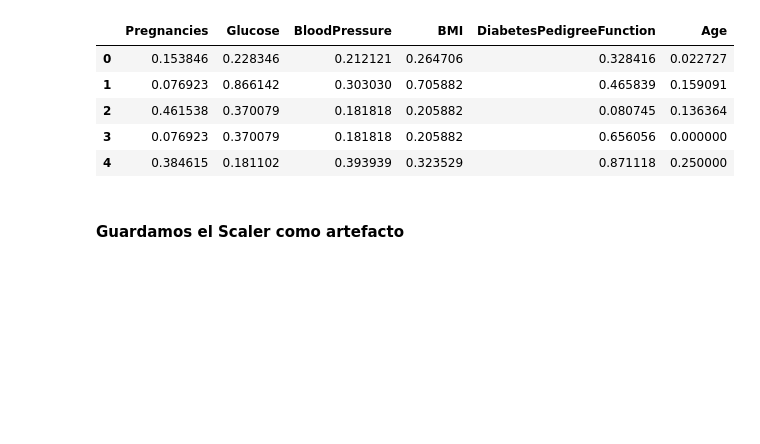
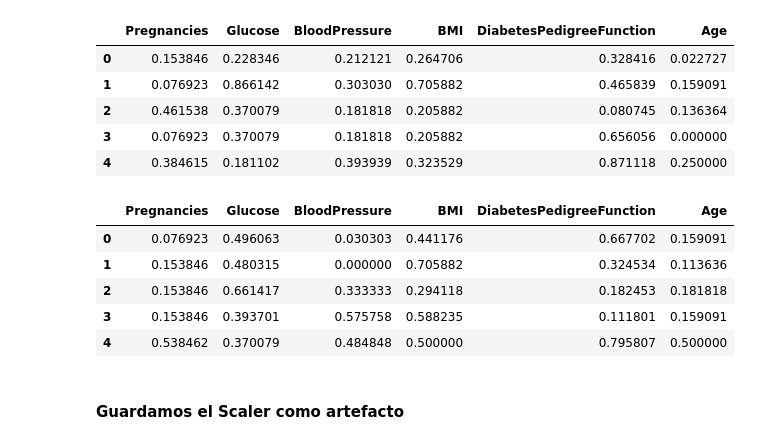
Before and after one commit to rwonganalytics/diabetes-classification-model, a Jupyter notebook: notebooks/4_create_models.ipynb, the cells around one changed output. Drawn from its saved outputs; the diff is of its cells as text; code cells hidden in the pictures; blank space fills up the shorter version.

```diff
--- a/notebooks/4_create_models.ipynb
+++ b/notebooks/4_create_models.ipynb
@@ -58,6 +58,16 @@ df_scaled.head()
 | 2 | 0.461538 | 0.370079 | 0.181818 | 0.205882 | 0.080745 | 0.136364 |
 | 3 | 0.076923 | 0.370079 | 0.181818 | 0.205882 | 0.656056 | 0.000000 |
 | 4 | 0.384615 | 0.181102 | 0.393939 | 0.323529 | 0.871118 | 0.250000 |
+# %%
+X_test = pd.DataFrame(mm_scaler.transform(X_test), columns=X_test.columns)
+X_test.head()
+# %% [output]
+|  | Pregnancies | Glucose | BloodPressure | BMI | DiabetesPedigreeFunction | Age |
+| 0 | 0.076923 | 0.496063 | 0.030303 | 0.441176 | 0.667702 | 0.159091 |
+| 1 | 0.153846 | 0.480315 | 0.000000 | 0.705882 | 0.324534 | 0.113636 |
+| 2 | 0.153846 | 0.661417 | 0.333333 | 0.294118 | 0.182453 | 0.181818 |
+| 3 | 0.153846 | 0.393701 | 0.575758 | 0.588235 | 0.111801 | 0.159091 |
+| 4 | 0.538462 | 0.370079 | 0.484848 | 0.500000 | 0.795807 | 0.500000 |
 # %% [markdown]
 #### Guardamos el Scaler como artefacto
 # %%
```
Also changed, not shown: parts of 9 cells of this notebook, 7 other files.
